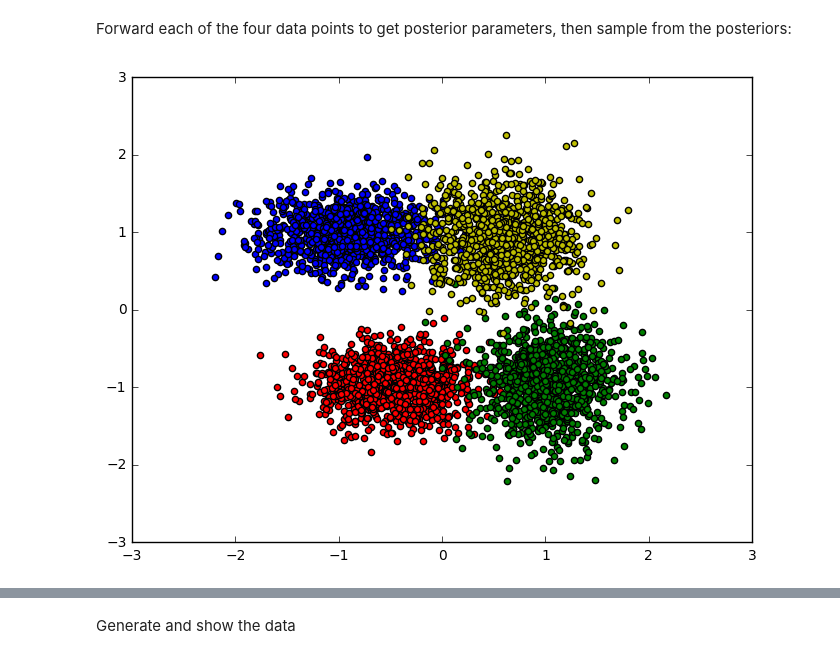
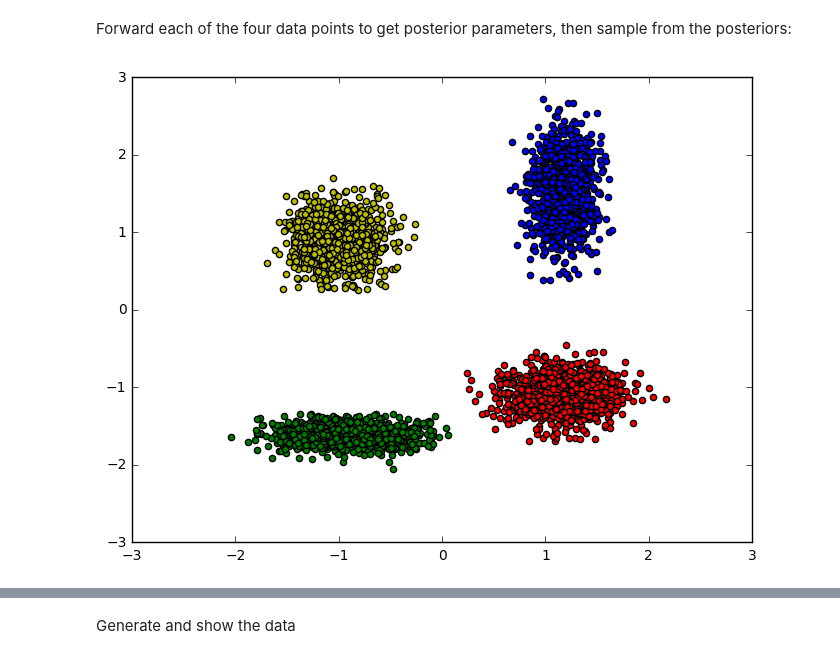
Before and after one commit to wellecks/vaes, a Jupyter notebook: vanilla_vae.ipynb, the cells around one changed output, grey strips where cells are left out. Saved outputs shown, nothing was run; the diff lists cells and outputs as text; code cells hidden in the pictures.

```diff
--- a/vanilla_vae.ipynb
+++ b/vanilla_vae.ipynb
@@ -175,13 +177,13 @@ data_dim = 2
 enc_h = 128
 enc_z = 2
 dec_h = 128
-max_iters = 5000
+max_iters = 15000
 batch_size = 4
 learning_rate = 0.001
 
 x, e = inputs(data_dim, enc_z)
 mu, log_var, z = encoder(x, e, data_dim, enc_h, enc_z)
-out_op, out_mu, out_log_var = decoder(z, data_dim, dec_h, enc_z)
+out_op, out_mu, out_log_var = decoder(z, data_dim, dec_h, enc_z, out_fn=tf.identity)
 loss_op = make_loss(out_op, x, log_var, mu, out_log_var)
 train_op = tf.train.AdamOptimizer(learning_rate).minimize(loss_op)
 
@@ -207,16 +219,16 @@ iter: 4000      loss: 183.56
 Forward each of the four data points to get posterior parameters, then sample from the posteriors:
 # %%
 x_ = data
-y_ = np.arange(4)
+y_ = data.shape[0]
 e_ = np.random.normal(size=(x_.shape[0], enc_z))
 mus, lvs = sess.run([mu, log_var], feed_dict={x: x_, e: e_})
 
 fig = plt.figure(figsize=(8, 6));
 c = ['r', 'g', 'b', 'y']
 for i, (m, v) in enumerate(zip(mus, lvs)):
     d = np.random.multivariate_normal(m, np.diag(np.exp(v)), size=1000)
     plt.scatter(d[:, 0], d[:, 1], c=c[i])
     plt.hold(True)
 plt.show();
 # %% [output]
-[figure, old version]
+[figure, new version]
```
Also changed, not shown: parts of 20 cells of this notebook.
